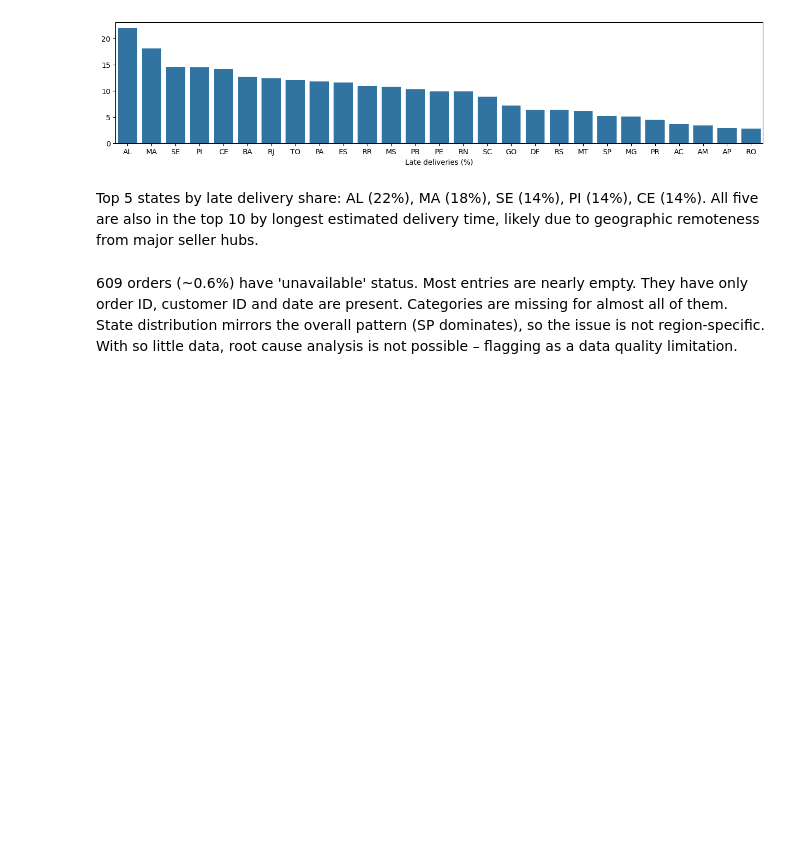
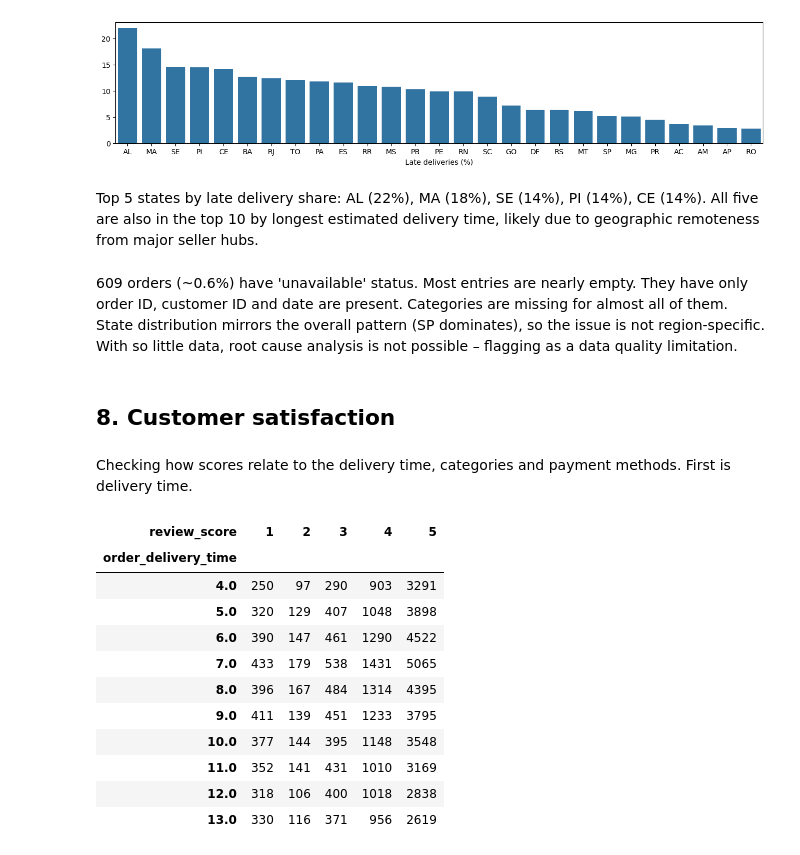
Before and after one commit to norriddx/ecommerce-orders-analysis, a Jupyter notebook: notebooks/eda.ipynb, the cells around one changed output. Drawn from its saved outputs; the diff is of its cells as text; code cells hidden in the pictures; blank space fills up the shorter version.

```diff
--- a/notebooks/eda.ipynb
+++ b/notebooks/eda.ipynb
@@ -673,3 +673,35 @@ sns.barplot(data=result)
 Top 5 states by late delivery share: AL (22%), MA (18%), SE (14%), PI (14%), CE (14%). All five are also in the top 10 by longest estimated delivery time, likely due to geographic remoteness from major seller hubs.
 # %% [markdown]
 609 orders (~0.6%) have 'unavailable' status. Most entries are nearly empty. They have only order ID, customer ID and date are present. Categories are missing for almost all of them. State distribution mirrors the overall pattern (SP dominates), so the issue is not region-specific. With so little data, root cause analysis is not possible – flagging as a data quality limitation.
+# %% [markdown]
+## 8. Customer satisfaction
+# %% [markdown]
+Checking how scores relate to the delivery time, categories and payment methods. First is delivery time.
+# %%
+# checking reviews score for fastest delivery time
+
+top_fastest = orders['order_delivery_time'].value_counts().head(10).index
+
+# merging orders and reviews
+
+orders_reviews = pd.merge(orders, reviews, on='order_id')
+
+# pivot table
+
+filtered = orders_reviews[orders_reviews['order_delivery_time'].isin(top_fastest)]
+
+filtered_pvt = pd.pivot_table(filtered, values='order_id', index='order_delivery_time', columns='review_score', aggfunc='count')
+filtered_pvt
+# %% [output]
+| review_score | 1 | 2 | 3 | 4 | 5 |
+| order_delivery_time |  |  |  |  |  |
+| 4.0 | 250 | 97 | 290 | 903 | 3291 |
+| 5.0 | 320 | 129 | 407 | 1048 | 3898 |
+| 6.0 | 390 | 147 | 461 | 1290 | 4522 |
+| 7.0 | 433 | 179 | 538 | 1431 | 5065 |
+| 8.0 | 396 | 167 | 484 | 1314 | 4395 |
+| 9.0 | 411 | 139 | 451 | 1233 | 3795 |
+| 10.0 | 377 | 144 | 395 | 1148 | 3548 |
+| 11.0 | 352 | 141 | 431 | 1010 | 3169 |
+| 12.0 | 318 | 106 | 400 | 1018 | 2838 |
+| 13.0 | 330 | 116 | 371 | 956 | 2619 |
```
Also changed, not shown: parts of 18 cells of this notebook.
